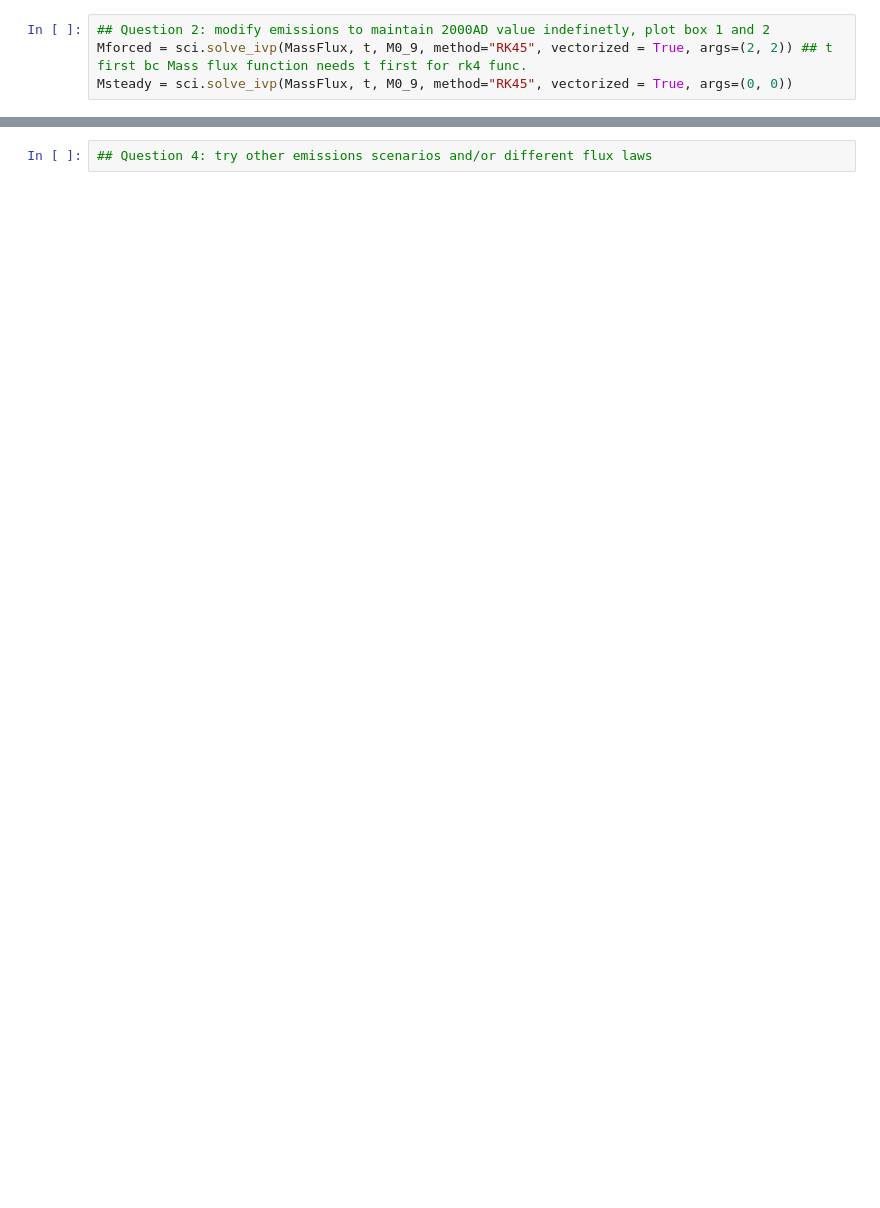
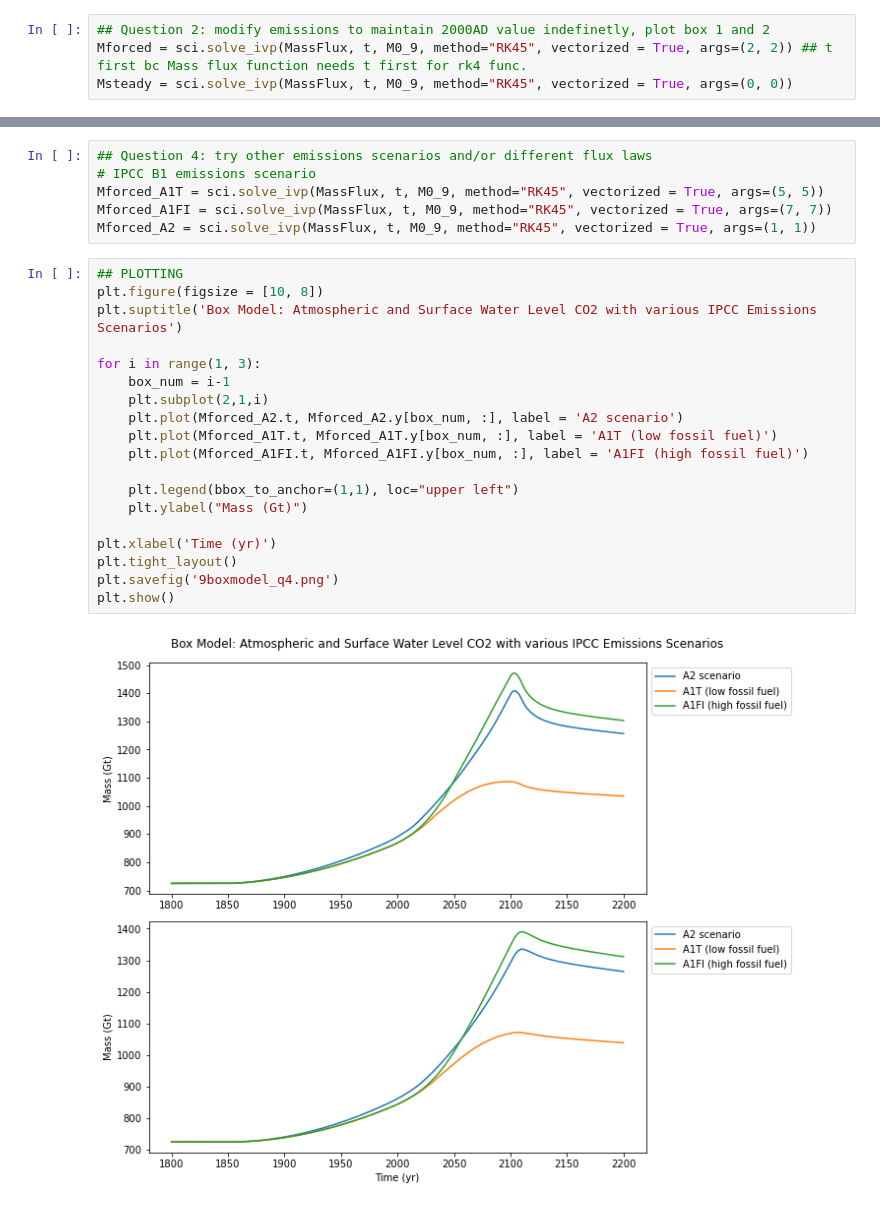
Before and after one commit to cmparr/EOSC453, a Jupyter notebook: Assignment1.ipynb, the cells around one changed output, grey strips where cells are left out. Cells and saved outputs as stored; diff of their text form; blank space fills up the shorter version.

```diff
--- a/Assignment1.ipynb
+++ b/Assignment1.ipynb
@@ -208,2 +178,27 @@ plt.show()
-# %%
-## Question 4: try other emissions scenarios and/or different flux laws
+# %%
+## Question 4: try other emissions scenarios and/or different flux laws
+# IPCC B1 emissions scenario
+Mforced_A1T = sci.solve_ivp(MassFlux, t, M0_9, method="RK45", vectorized = True, args=(5, 5))
+Mforced_A1FI = sci.solve_ivp(MassFlux, t, M0_9, method="RK45", vectorized = True, args=(7, 7))
+Mforced_A2 = sci.solve_ivp(MassFlux, t, M0_9, method="RK45", vectorized = True, args=(1, 1))
+# %%
+## PLOTTING
+plt.figure(figsize = [10, 8])
+plt.suptitle('Box Model: Atmospheric and Surface Water Level CO2 with various IPCC Emissions Scenarios')
+
+for i in range(1, 3):
+    box_num = i-1
+    plt.subplot(2,1,i)
+    plt.plot(Mforced_A2.t, Mforced_A2.y[box_num, :], label = 'A2 scenario')
+    plt.plot(Mforced_A1T.t, Mforced_A1T.y[box_num, :], label = 'A1T (low fossil fuel)')
+    plt.plot(Mforced_A1FI.t, Mforced_A1FI.y[box_num, :], label = 'A1FI (high fossil fuel)')
+
+    plt.legend(bbox_to_anchor=(1,1), loc="upper left")
+    plt.ylabel("Mass (Gt)")
+
+plt.xlabel('Time (yr)')
+plt.tight_layout()
+plt.savefig('9boxmodel_q4.png')
+plt.show()
+# %% [output]
+[figure, added]
```
Also changed, not shown: parts of 9 cells of this notebook, 1 other file.
